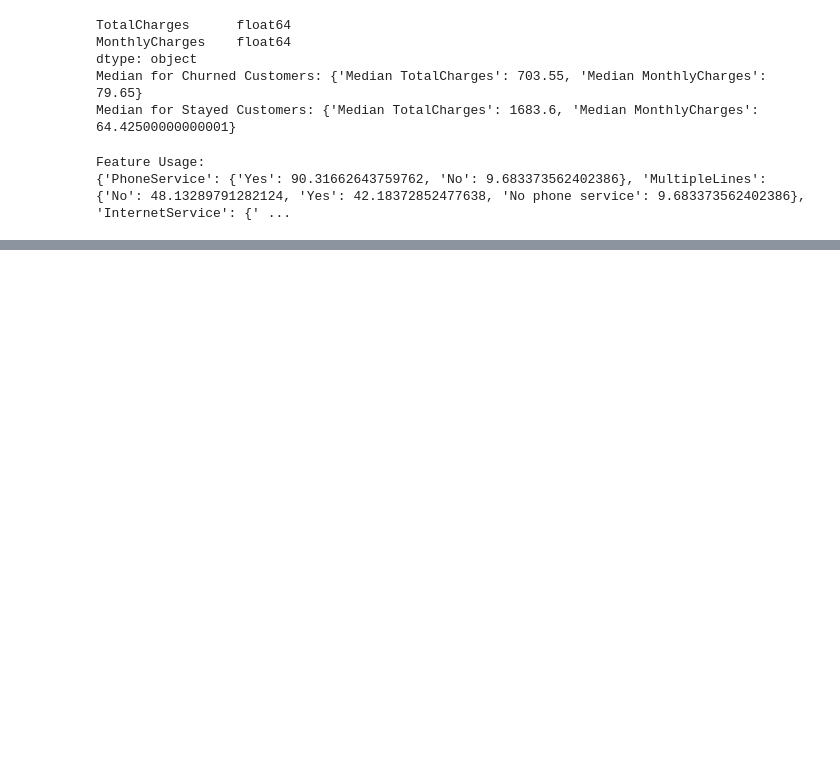
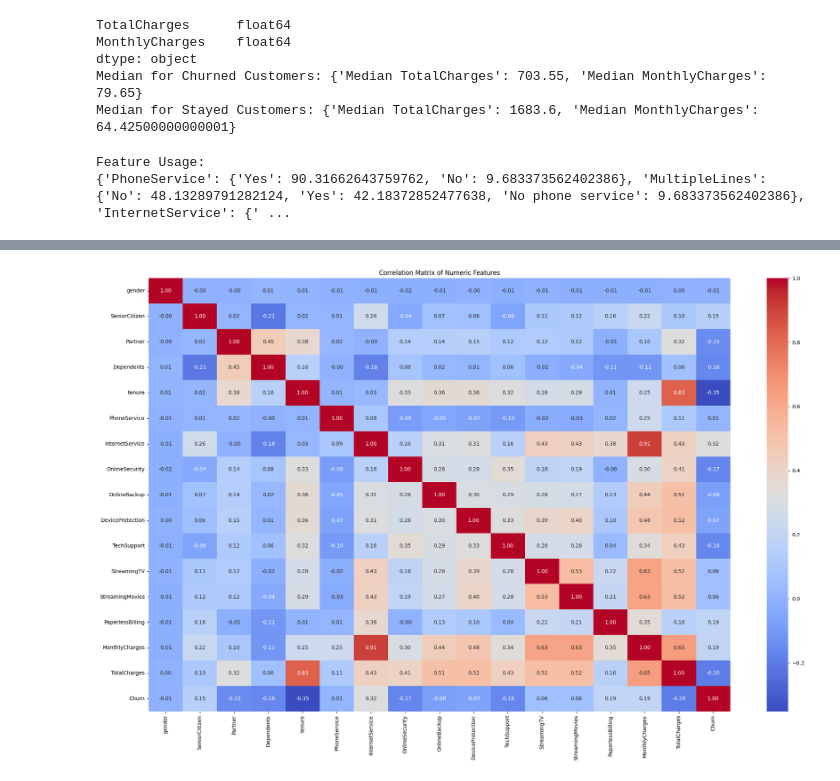
Before and after one commit to cvii-d/telco_churn, a Jupyter notebook: churn2.ipynb, the cells around one changed output, grey strips where cells are left out. Drawn from its saved outputs; the diff is of its cells as text; code cells hidden in the pictures; blank space fills up the shorter version.

```diff
--- a/churn2.ipynb
+++ b/churn2.ipynb
@@ -151,0 +221,35 @@ plt.show()
+# %%
+import pandas as pd
+import seaborn as sns
+import matplotlib.pyplot as plt
+
+
+# Convert 'TotalCharges' to numeric (if it contains non-numeric values)
+df['TotalCharges'] = pd.to_numeric(df['TotalCharges'], errors='coerce')
+
+# Encode categorical columns as numeric
+binary_columns = ['Churn', 'Partner', 'Dependents', 'PhoneService',
+                  'OnlineSecurity', 'OnlineBackup', 'DeviceProtection',
+                  'TechSupport', 'StreamingTV', 'StreamingMovies',
+                  'PaperlessBilling']
+
+df['gender'] = df['gender'].apply(lambda x: 1 if x == 'Male' else 0)
+df['InternetService'] = df['InternetService'].map({'DSL': 1, 'Fiber optic': 2, 'No': 0})
+
+for col in binary_columns:
+    df[col] = df[col].apply(lambda x: 1 if x == 'Yes' else 0)
+
+# Select all numeric columns automatically
+numeric_columns = df.select_dtypes(include=['float64', 'int64']).columns
+
+# Calculate the correlation matrix
+correlation_matrix = df[numeric_columns].corr()
+
+# Plot the heatmap
+plt.figure(figsize=(25, 15))
+sns.heatmap(correlation_matrix, annot=True, fmt=".2f", cmap='coolwarm', cbar=True)
+plt.title('Correlation Matrix of Numeric Features')
+#plt.savefig('my_plot.png')
+plt.show()
+# %% [output]
+[figure, added]
```
Also changed, not shown: parts of 14 cells of this notebook, 2 other files.
